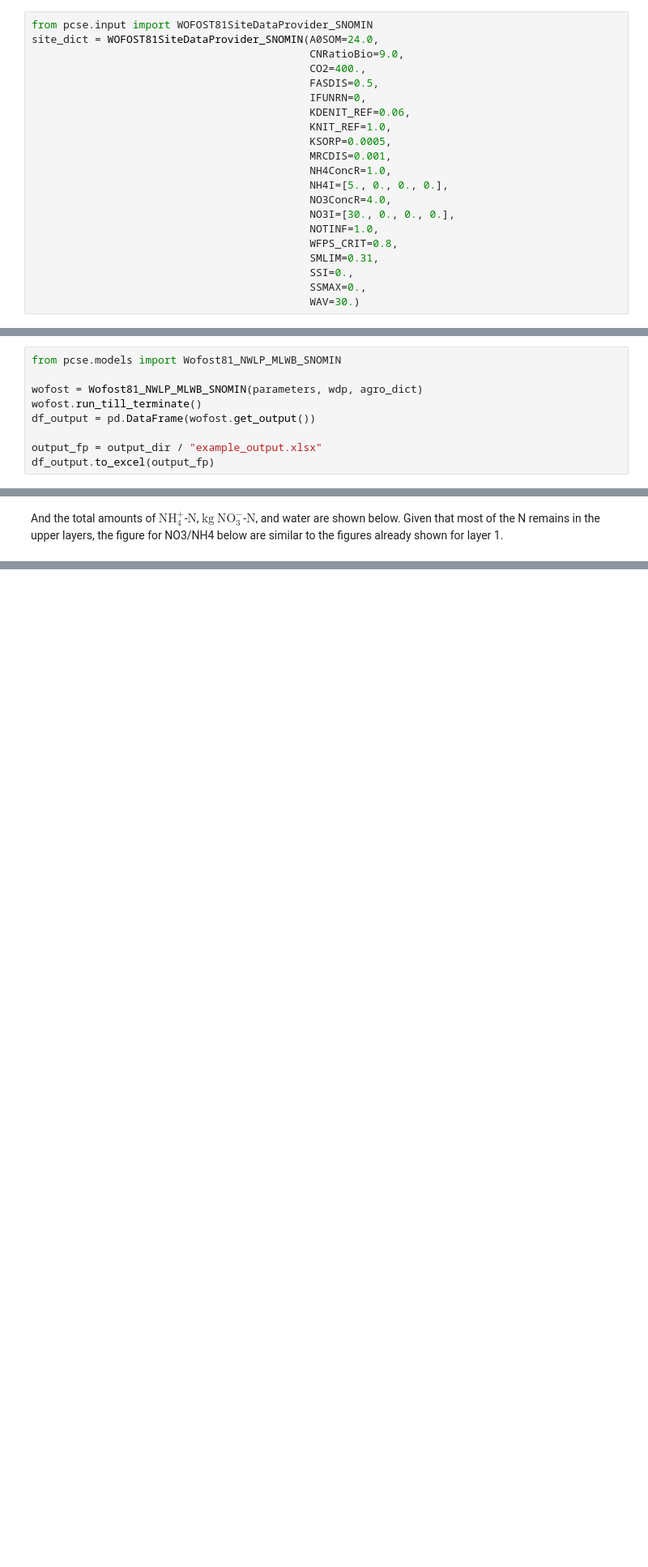
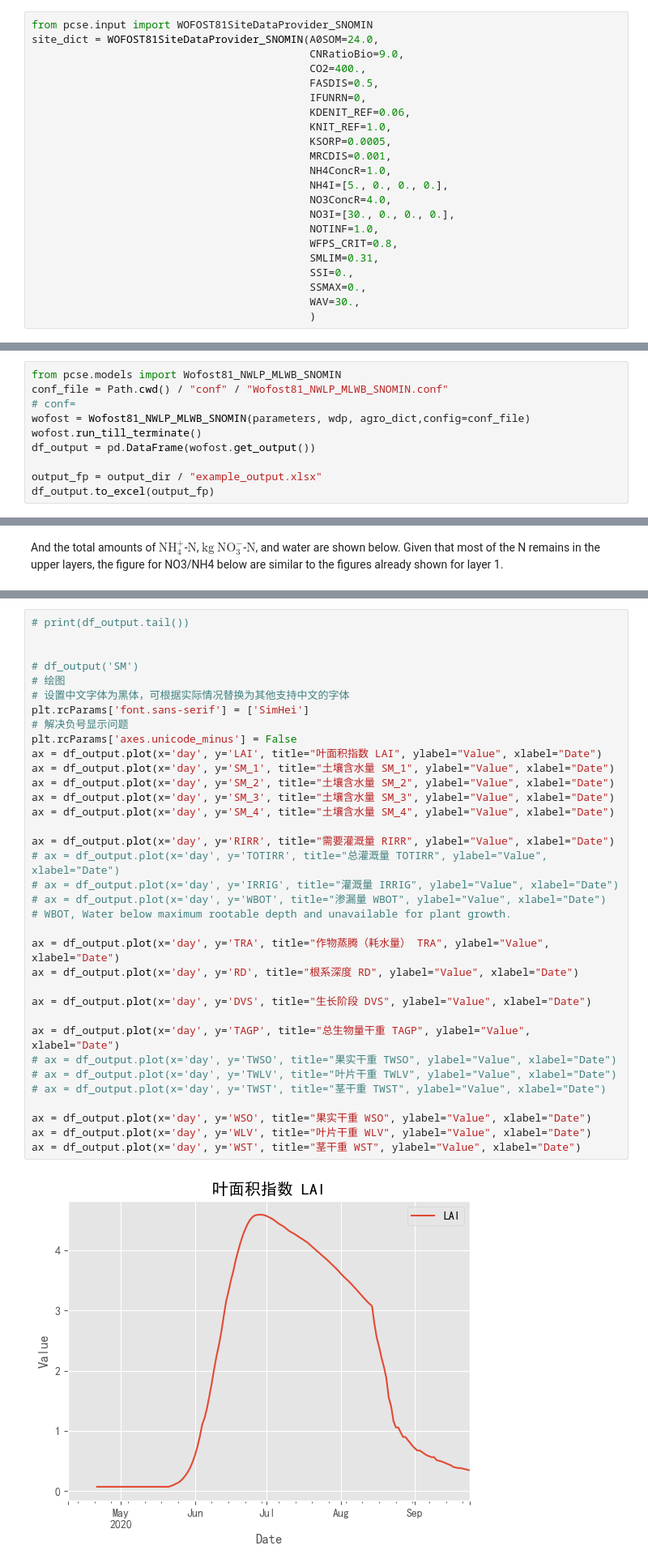
Before and after one commit to irripro/FoundationOfSmartIrrigation, a Jupyter notebook: 12 Simulating with WOFOST 8.1 SNOMIN.ipynb, the cells around one changed output, grey strips where cells are left out. Shown at 81% size. Drawn from its saved outputs; the diff is of its cells as text; blank space fills up the shorter version.

```diff
--- a/12 Simulating with WOFOST 8.1 SNOMIN.ipynb
+++ b/12 Simulating with WOFOST 8.1 SNOMIN.ipynb
@@ -305,7 +311,8 @@ site_dict = WOFOST81SiteDataProvider_SNOMIN(A0SOM=24.0,
                                             SMLIM=0.31,
                                             SSI=0.,
                                             SSMAX=0.,
-                                            WAV=30.)
+                                            WAV=30.,
+                                            )
 # %% [markdown]
 ### 2.4 Agromanagement files
 The setup of the Agromanagement files is similar to the setup of agromanagement files that were used in previous versions of PCSE. The difference is that it is also possible to define nitrogen fertilization events for SNONIN (through the `apply_n_snomin` timed events). For each application event, an application date needs to be provided. Furthermore, the following information about the amendment needs to be provided per fertilization event:
@@ -392,8 +399,9 @@ parameters = ParameterProvider(sitedata=site_dict, soildata = soil_dict, cropdat
 The parameter object is now used to make a simulation object and run the model.
 # %%
 from pcse.models import Wofost81_NWLP_MLWB_SNOMIN
-
-wofost = Wofost81_NWLP_MLWB_SNOMIN(parameters, wdp, agro_dict)
+conf_file = Path.cwd() / "conf" / "Wofost81_NWLP_MLWB_SNOMIN.conf"
+# conf=
+wofost = Wofost81_NWLP_MLWB_SNOMIN(parameters, wdp, agro_dict,config=conf_file)
 wofost.run_till_terminate()
 df_output = pd.DataFrame(wofost.get_output())
 
@@ -434,3 +454,40 @@ from w81_plotting import plot_w81_soil_totals
 fig = plot_w81_soil_totals(df_output, Thickness, nlayers)
 # %% [output]
 [figure]
+# %%
+# print(df_output.tail())
+
+
+# df_output('SM')
+# 绘图
+# 设置中文字体为黑体，可根据实际情况替换为其他支持中文的字体
+plt.rcParams['font.sans-serif'] = ['SimHei']
+# 解决负号显示问题
+plt.rcParams['axes.unicode_minus'] = False
+ax = df_output.plot(x='day', y='LAI', title="叶面积指数 LAI", ylabel="Value", xlabel="Date")
+ax = df_output.plot(x='day', y='SM_1', title="土壤含水量 SM_1", ylabel="Value", xlabel="Date")
+ax = df_output.plot(x='day', y='SM_2', title="土壤含水量 SM_2", ylabel="Value", xlabel="Date")
+ax = df_output.plot(x='day', y='SM_3', title="土壤含水量 SM_3", ylabel="Value", xlabel="Date")
+ax = df_output.plot(x='day', y='SM_4', title="土壤含水量 SM_4", ylabel="Value", xlabel="Date")
+
+ax = df_output.plot(x='day', y='RIRR', title="需要灌溉量 RIRR", ylabel="Value", xlabel="Date")
+# ax = df_output.plot(x='day', y='TOTIRR', title="总灌溉量 TOTIRR", ylabel="Value", xlabel="Date")
+# ax = df_output.plot(x='day', y='IRRIG', title="灌溉量 IRRIG", ylabel="Value", xlabel="Date")
+# ax = df_output.plot(x='day', y='WBOT', title="渗漏量 WBOT", ylabel="Value", xlabel="Date")
+# WBOT, Water below maximum rootable depth and unavailable for plant growth.
+
+ax = df_output.plot(x='day', y='TRA', title="作物蒸腾（耗水量） TRA", ylabel="Value", xlabel="Date")
+ax = df_output.plot(x='day', y='RD', title="根系深度 RD", ylabel="Value", xlabel="Date")
+
+ax = df_output.plot(x='day', y='DVS', title="生长阶段 DVS", ylabel="Value", xlabel="Date")
+
+ax = df_output.plot(x='day', y='TAGP', title="总生物量干重 TAGP", ylabel="Value", xlabel="Date")
+# ax = df_output.plot(x='day', y='TWSO', title="果实干重 TWSO", ylabel="Value", xlabel="Date")
+# ax = df_output.plot(x='day', y='TWLV', title="叶片干重 TWLV", ylabel="Value", xlabel="Date")
+# ax = df_output.plot(x='day', y='TWST', title="茎干重 TWST", ylabel="Value", xlabel="Date")
+
+ax = df_output.plot(x='day', y='WSO', title="果实干重 WSO", ylabel="Value", xlabel="Date")
+ax = df_output.plot(x='day', y='WLV', title="叶片干重 WLV", ylabel="Value", xlabel="Date")
+ax = df_output.plot(x='day', y='WST', title="茎干重 WST", ylabel="Value", xlabel="Date")
+# %% [output]
+[figure, added]
```
Also changed, not shown: parts of 5 cells of this notebook, 3 other files.
